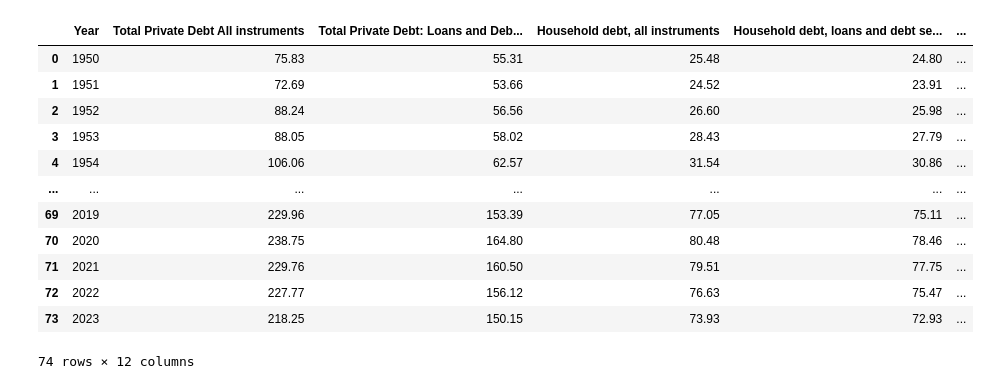
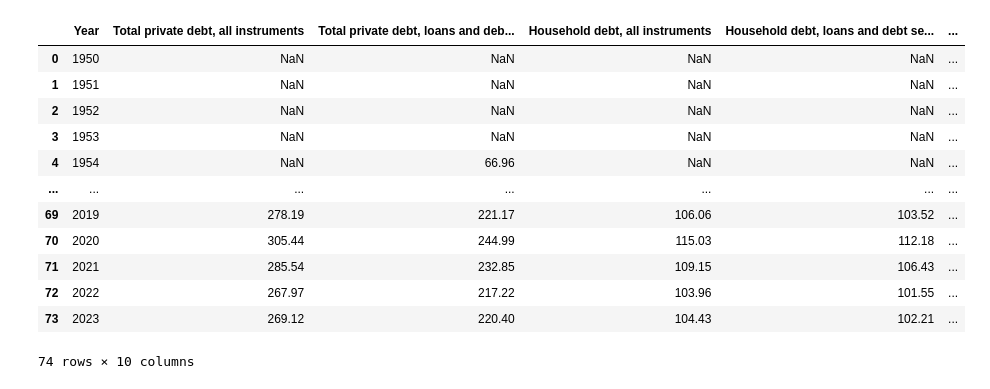
Before and after one commit to miguelorduna360-alt/Debt, a Jupyter notebook: GlobalDebtDataset.ipynb, the cells around one changed output. Cells and saved outputs as stored; diff of their text form; code cells hidden in the pictures.

```diff
--- a/GlobalDebtDataset.ipynb
+++ b/GlobalDebtDataset.ipynb
@@ -18,18 +58,18 @@ Data Exploration: DEBT
 # %%
-url = 'https://raw.githubusercontent.com/miguelorduna360-alt/Somethin/refs/heads/main/DataForDebt%20for%20the%20USA%20-%20DataForDebt%20-%20Data%20(1).csv'
-debt_df = pd.read_csv(url)
-debt_df
+url = 'https://raw.githubusercontent.com/miguelorduna360-alt/DebtData/refs/heads/main/CA%20DataSet%20-%20GlobalDebtDatabaseForUS.xlsx%20-%20Data%20(1).csv'
+debtCA_df = pd.read_csv(url)
+debtCA_df
 # %% [output]
-|  | Year | Total Private Debt All instruments | Total Private Debt: Loans and Deb... | Household debt, all instruments | Household debt, loans and debt se... | ... |
-| 0 | 1950 | 75.83 | 55.31 | 25.48 | 24.80 | ... |
-| 1 | 1951 | 72.69 | 53.66 | 24.52 | 23.91 | ... |
-| 2 | 1952 | 88.24 | 56.56 | 26.60 | 25.98 | ... |
-| 3 | 1953 | 88.05 | 58.02 | 28.43 | 27.79 | ... |
-| 4 | 1954 | 106.06 | 62.57 | 31.54 | 30.86 | ... |
+|  | Year | Total private debt, all instruments | Total private debt, loans and deb... | Household debt, all instruments | Household debt, loans and debt se... | ... |
+| 0 | 1950 | NaN | NaN | NaN | NaN | ... |
+| 1 | 1951 | NaN | NaN | NaN | NaN | ... |
+| 2 | 1952 | NaN | NaN | NaN | NaN | ... |
+| 3 | 1953 | NaN | NaN | NaN | NaN | ... |
+| 4 | 1954 | NaN | 66.96 | NaN | NaN | ... |
 | ... | ... | ... | ... | ... | ... | ... |
-| 69 | 2019 | 229.96 | 153.39 | 77.05 | 75.11 | ... |
-| 70 | 2020 | 238.75 | 164.80 | 80.48 | 78.46 | ... |
-| 71 | 2021 | 229.76 | 160.50 | 79.51 | 77.75 | ... |
-| 72 | 2022 | 227.77 | 156.12 | 76.63 | 75.47 | ... |
-| 73 | 2023 | 218.25 | 150.15 | 73.93 | 72.93 | ... |
+| 69 | 2019 | 278.19 | 221.17 | 106.06 | 103.52 | ... |
+| 70 | 2020 | 305.44 | 244.99 | 115.03 | 112.18 | ... |
+| 71 | 2021 | 285.54 | 232.85 | 109.15 | 106.43 | ... |
+| 72 | 2022 | 267.97 | 217.22 | 103.96 | 101.55 | ... |
+| 73 | 2023 | 269.12 | 220.40 | 104.43 | 102.21 | ... |
-74 rows × 12 columns
+74 rows × 10 columns
```
Also changed, not shown: parts of 21 cells of this notebook.
